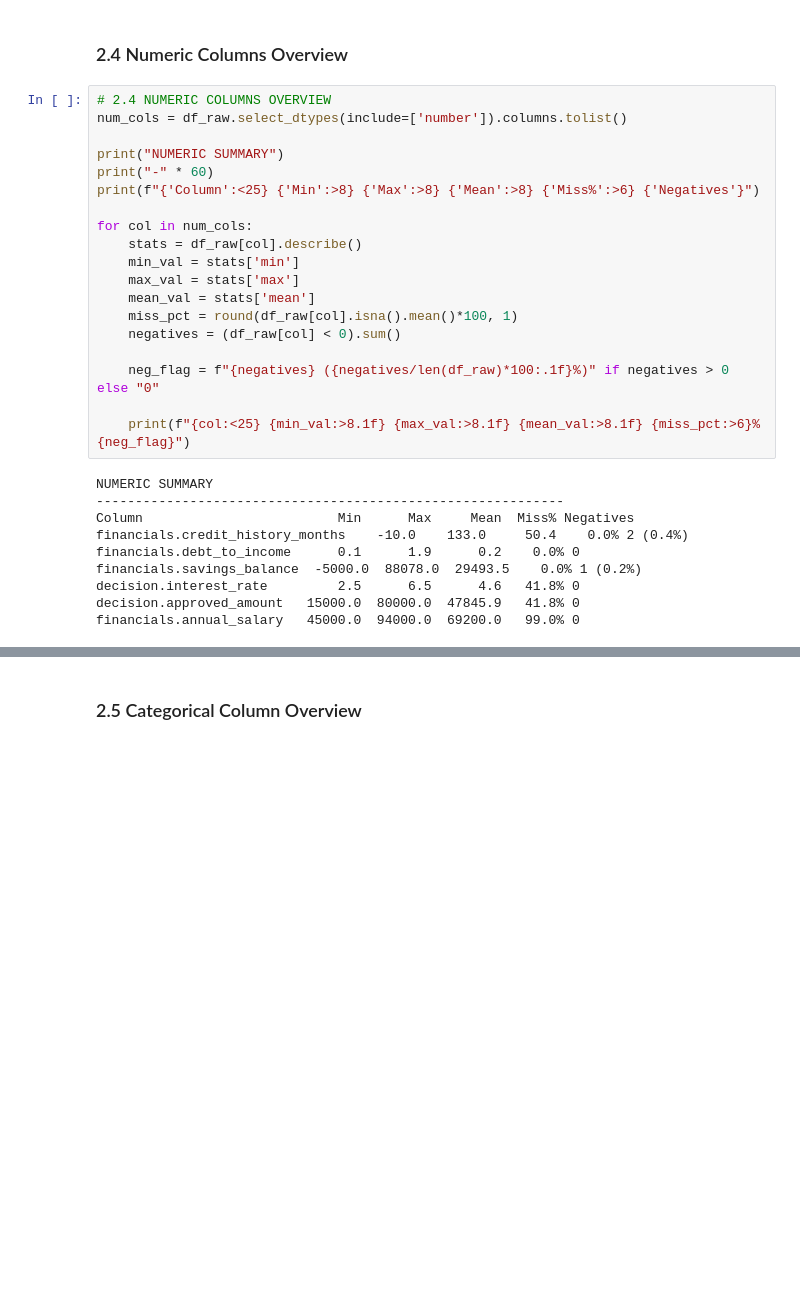
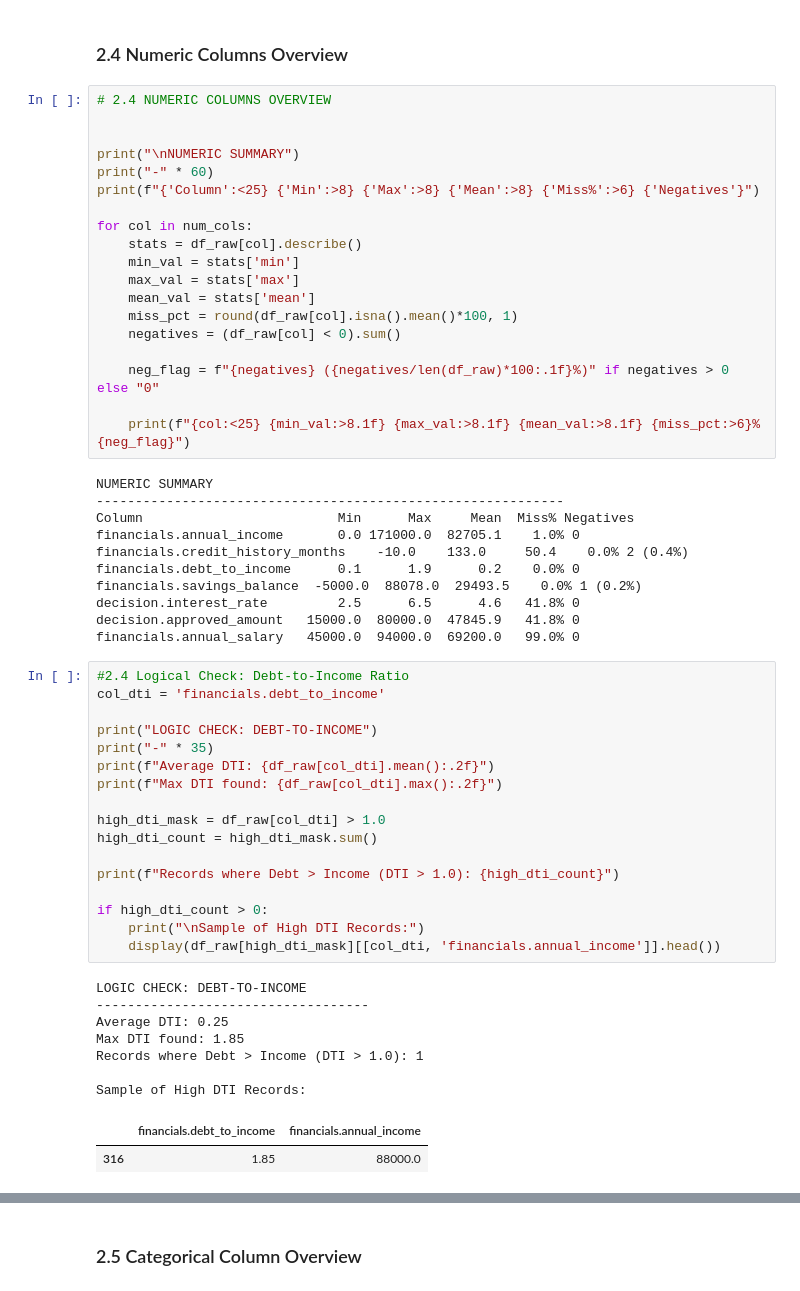
Before and after one commit to smiklosnova/dego-project-teamTXB13, a Jupyter notebook: notebooks/01-data-quality.ipynb, the cells around one changed output, grey strips where cells are left out. Drawn from its saved outputs; the diff is of its cells as text; blank space fills up the shorter version.

Commit message:
Deepened DQ check: Added temporal validity, logic checks, and critical completeness for 6/6 dimensions

```diff
--- a/notebooks/01-data-quality.ipynb
+++ b/notebooks/01-data-quality.ipynb
@@ -193,9 +193,9 @@ Duplicate rows: 0 (0.0%)
 ### 2.4 Numeric Columns Overview
 # %%
 # 2.4 NUMERIC COLUMNS OVERVIEW
-num_cols = df_raw.select_dtypes(include=['number']).columns.tolist()
 
-print("NUMERIC SUMMARY")
+
+print("\nNUMERIC SUMMARY")
 print("-" * 60)
 print(f"{'Column':<25} {'Min':>8} {'Max':>8} {'Mean':>8} {'Miss%':>6} {'Negatives'}")
 
@@ -214,12 +214,40 @@ for col in num_cols:
 NUMERIC SUMMARY
 ------------------------------------------------------------
 Column                         Min      Max     Mean  Miss% Negatives
+financials.annual_income       0.0 171000.0  82705.1    1.0% 0
 financials.credit_history_months    -10.0    133.0     50.4    0.0% 2 (0.4%)
 financials.debt_to_income      0.1      1.9      0.2    0.0% 0
 financials.savings_balance  -5000.0  88078.0  29493.5    0.0% 1 (0.2%)
 decision.interest_rate         2.5      6.5      4.6   41.8% 0
 decision.approved_amount   15000.0  80000.0  47845.9   41.8% 0
 financials.annual_salary   45000.0  94000.0  69200.0   99.0% 0
+# %%
+#2.4 Logical Check: Debt-to-Income Ratio
+col_dti = 'financials.debt_to_income'
+
+print("LOGIC CHECK: DEBT-TO-INCOME")
+print("-" * 35)
+print(f"Average DTI: {df_raw[col_dti].mean():.2f}")
+print(f"Max DTI found: {df_raw[col_dti].max():.2f}")
+
+high_dti_mask = df_raw[col_dti] > 1.0
+high_dti_count = high_dti_mask.sum()
+
+print(f"Records where Debt > Income (DTI > 1.0): {high_dti_count}")
+
+if high_dti_count > 0:
+    print("\nSample of High DTI Records:")
+    display(df_raw[high_dti_mask][[col_dti, 'financials.annual_income']].head())
+# %% [output]
+LOGIC CHECK: DEBT-TO-INCOME
+-----------------------------------
+Average DTI: 0.25
+Max DTI found: 1.85
+Records where Debt > Income (DTI > 1.0): 1
+
+Sample of High DTI Records:
+|  | financials.debt_to_income | financials.annual_income |
+| 316 | 1.85 | 88000.0 |
 # %% [markdown]
 ### 2.4 FINDINGS
 
```
Also changed, not shown: parts of 23 cells of this notebook.
